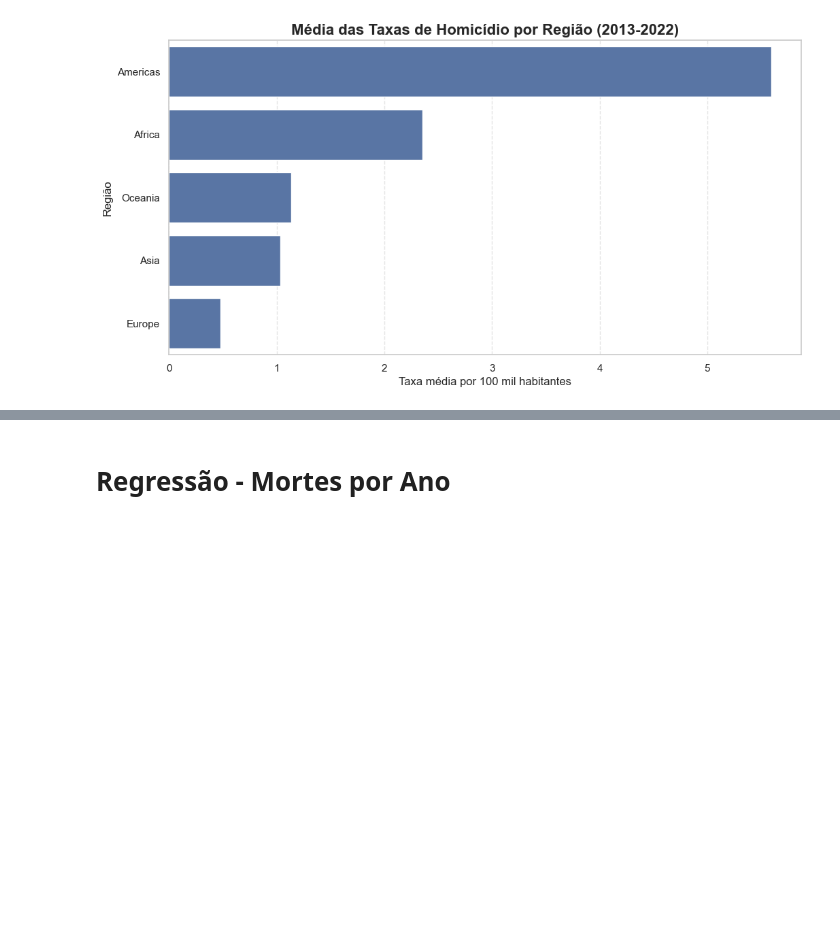
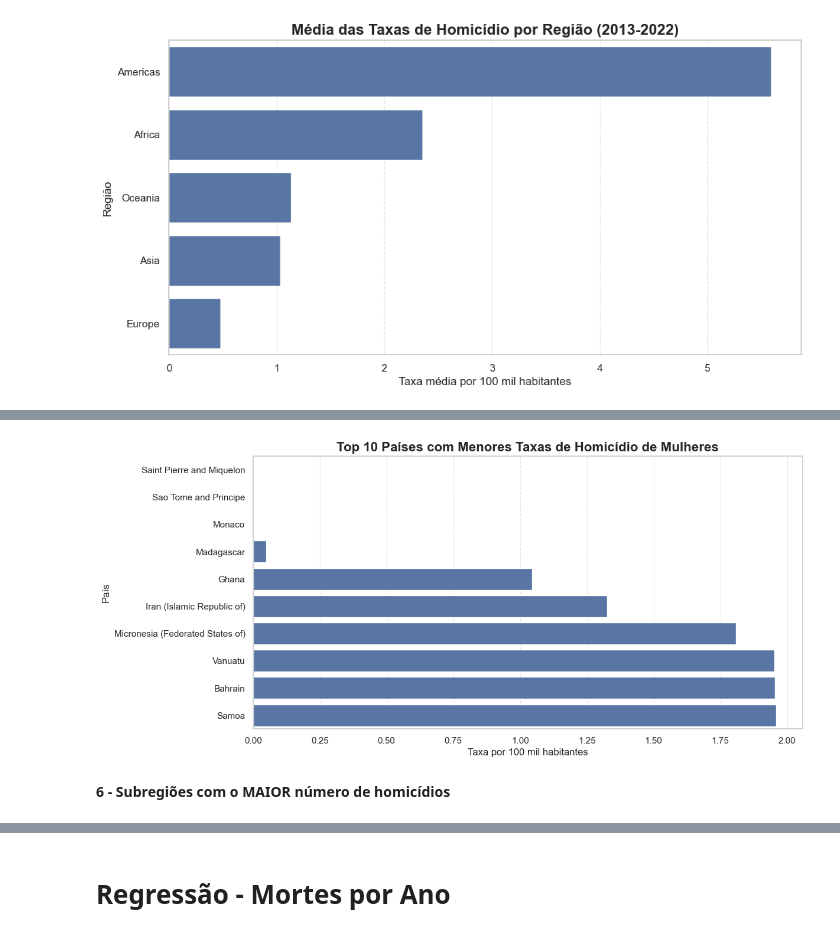
Before and after one commit to priscilaaquila/analise-exploratoria-regressao-indice-homicidios, a Jupyter notebook: Notebook-ead.ipynb, the cells around one changed output, grey strips where cells are left out. Saved outputs shown, nothing was run; the diff lists cells and outputs as text; code cells hidden in the pictures; blank space fills up the shorter version.

```diff
--- a/Notebook-ead.ipynb
+++ b/Notebook-ead.ipynb
@@ -512,0 +652,16 @@ plt.show()
+# %%
+mulheres = df[
+    (df["Indicator"] == "Victims of intentional homicide") &
+    (df["Sex"] == "Female") &
+    (df["Unit of measurement"] == "Rate per 100,000 population")
+]
+# %%
+menor_mortes_mulheres = (
+    mulheres
+    .groupby("Country")["VALUE"]
+    .sum()
+    .sort_values(ascending=True)
+    .head(10)
+)
+
+menor_mortes_mulheres
@@ -512,0 +681,24 @@ plt.show()
+# %%
+plt.figure(figsize=(12,6))
+
+sns.barplot(
+    x=menor_mortes_mulheres.values,
+    y=menor_mortes_mulheres.index
+)
+
+plt.title(
+    "Top 10 Países com Menores Taxas de Homicídio de Mulheres",
+    fontsize=16,
+    fontweight="bold"
+)
+
+plt.xlabel("Taxa por 100 mil habitantes", fontsize=12)
+plt.ylabel("País", fontsize=12)
+
+plt.grid(axis="x", linestyle="--", alpha=0.5)
+
+plt.show()
+# %% [output]
+[figure, added]
+# %% [markdown]
+**6 - Subregiões com o MAIOR número de homicídios**
```
Also changed, not shown: parts of 30 cells of this notebook, 1 other file.
